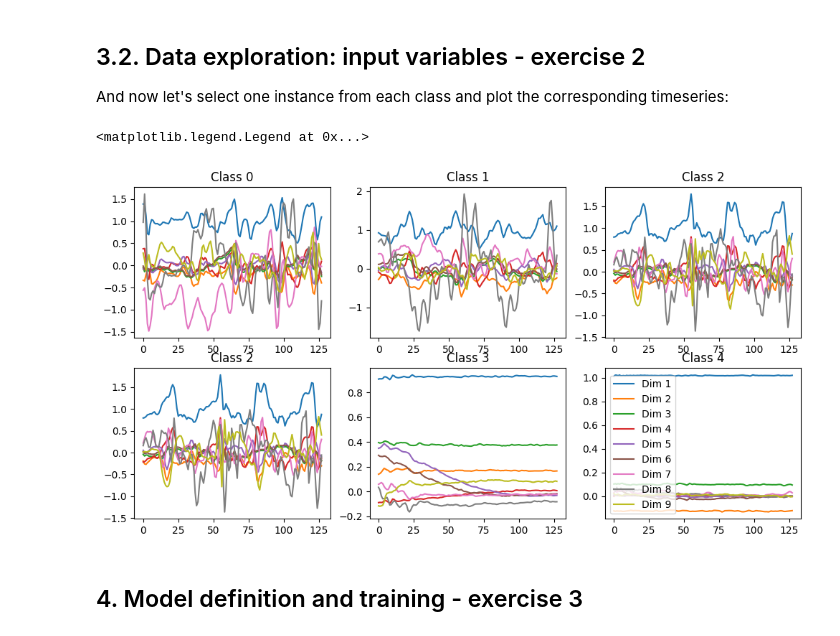
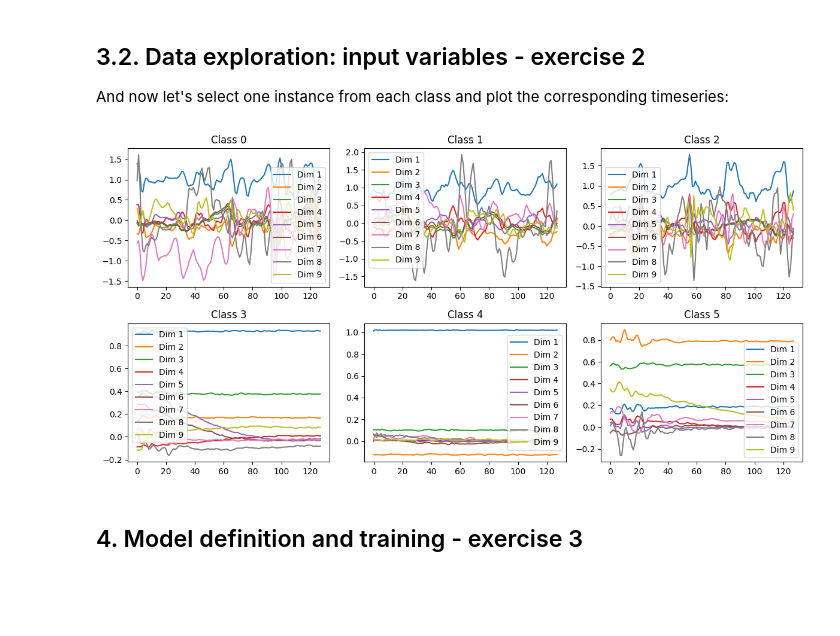
Before and after one commit to MateoVB/AIT-Deep-Learning, a Jupyter notebook: 08_1D_CNN_activity_recognition_assessment.ipynb, the cells around one changed output. Drawn from its saved outputs; the diff is of its cells as text; code cells hidden in the pictures; blank space fills up the shorter version.

```diff
--- a/08_1D_CNN_activity_recognition_assessment.ipynb
+++ b/08_1D_CNN_activity_recognition_assessment.ipynb
@@ -122,16 +122,24 @@ And now let's select one instance from each class and plot the corresponding tim
 # %%
 fig, axs = plt.subplots(nrows=2, ncols=3, figsize=(12, 6))
 
-for i in range(2): # row
-  for k in range(3): # column
-    for l in range(X_train.shape[2]): # dimensons to be displayed
-      class_no=i*2+k
-      axs[i, k].plot(X_train[np.where(Y_train[:, class_no] == 1)[0][0], :, l], label=f'Dim {l+1}')
-      axs[i,k].title.set_text("Class "+str(class_no))
-plt.legend()
+# Adjust the calculation of class_no if necessary
+for i in range(2):  # row
+    for k in range(3):  # column
+        class_no = i * 3 + k  # Adjusted to fill subplots in a row-wise manner
+        # Find an instance of the class
+        instance_indices = np.where(np.argmax(Y_train, axis=1) == class_no)[0]
+        if len(instance_indices) > 0:
+            instance_index = instance_indices[0]  # Take the first instance of this class
+            for l in range(X_train.shape[2]):  # dimensions to be displayed
+                # Plotting
+                axs[i, k].plot(X_train[instance_index, :, l], label=f'Dim {l+1}')
+            axs[i, k].title.set_text(f"Class {class_no}")
+            axs[i, k].legend()
+
+plt.tight_layout()
+plt.show()
 # %% [output]
-<matplotlib.legend.Legend at 0x...>
-[figure, old version]
+[figure, new version]
 # %% [markdown]
 ## 4. Model definition and training - exercise 3
 # %% [markdown]
```
